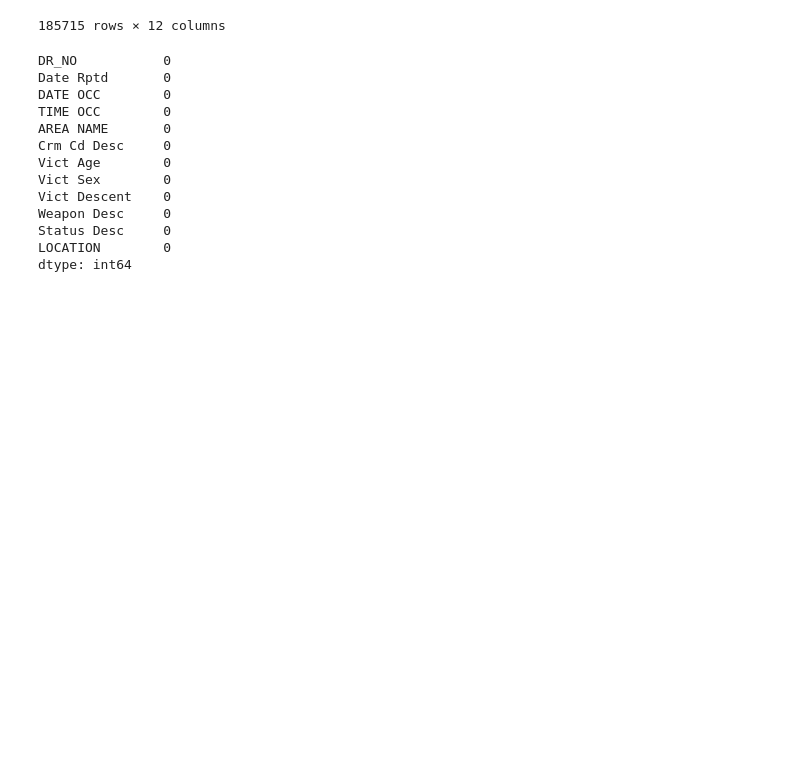
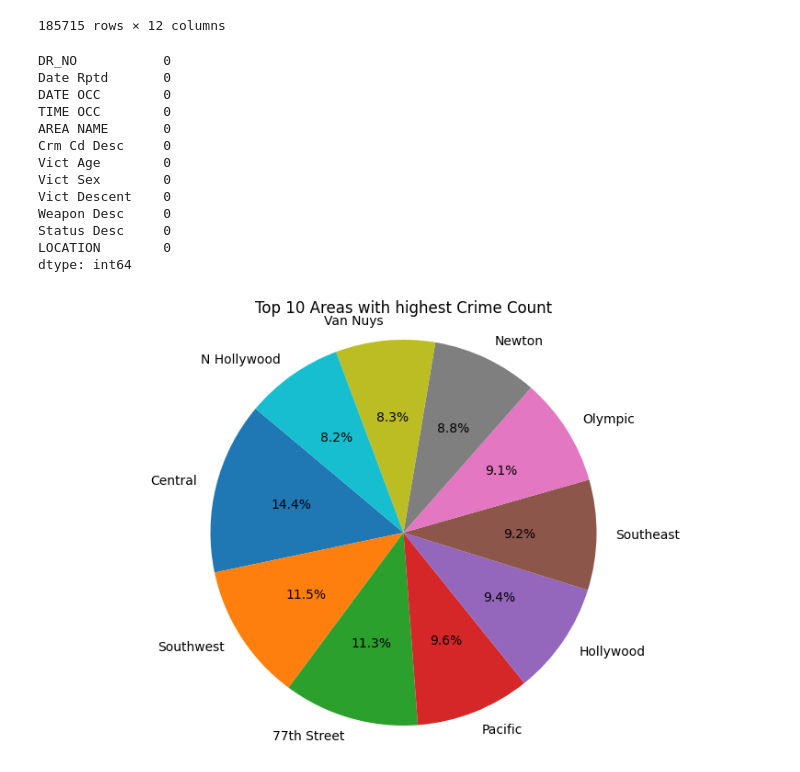
Before and after one commit to stanleyotieno1/Data-analysis-assignment, a Jupyter notebook: Jupyter-files/crime-rate.ipynb, the cells around one changed output. Drawn from its saved outputs; the diff is of its cells as text; code cells hidden in the pictures; blank space fills up the shorter version.

```diff
--- a/Jupyter-files/crime-rate.ipynb
+++ b/Jupyter-files/crime-rate.ipynb
@@ -115,0 +119,15 @@ dtype: int64
+# %%
+# Count crimes per area
+area_counts = crimes_df['AREA NAME'].value_counts().reset_index()
+area_counts.columns = ['AREA NAME', 'Crime Count']
+
+# Plot top 10 areas
+top10 = area_counts.head(10)
+
+plt.figure(figsize=(10,6))
+plt.pie(top10['Crime Count'], labels=top10['AREA NAME'], autopct='%1.1f%%', startangle=140)
+plt.title('Top 10 Areas with highest Crime Count')
+plt.axis("equal")
+plt.show()
+# %% [output]
+[figure, added]
```
Also changed, not shown: parts of 9 cells of this notebook.
